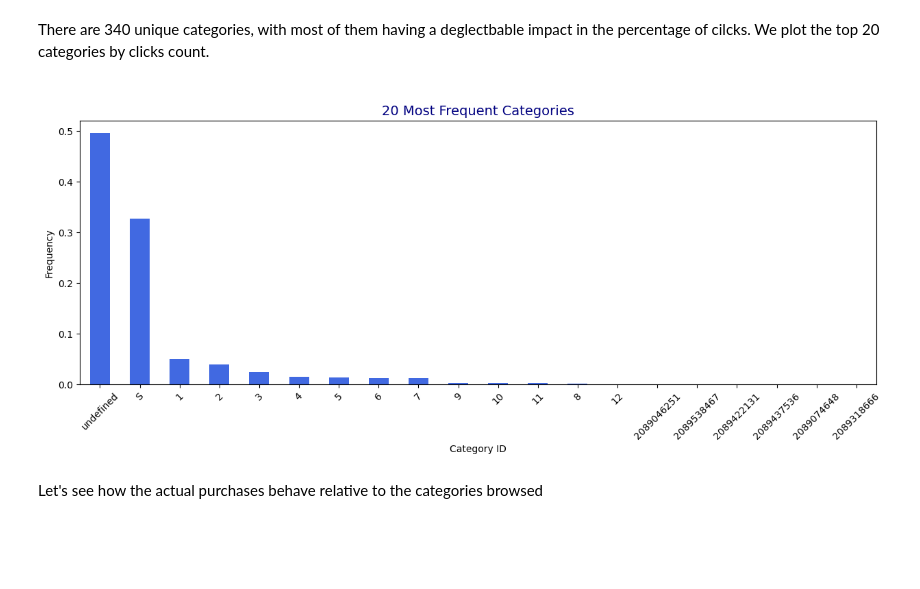
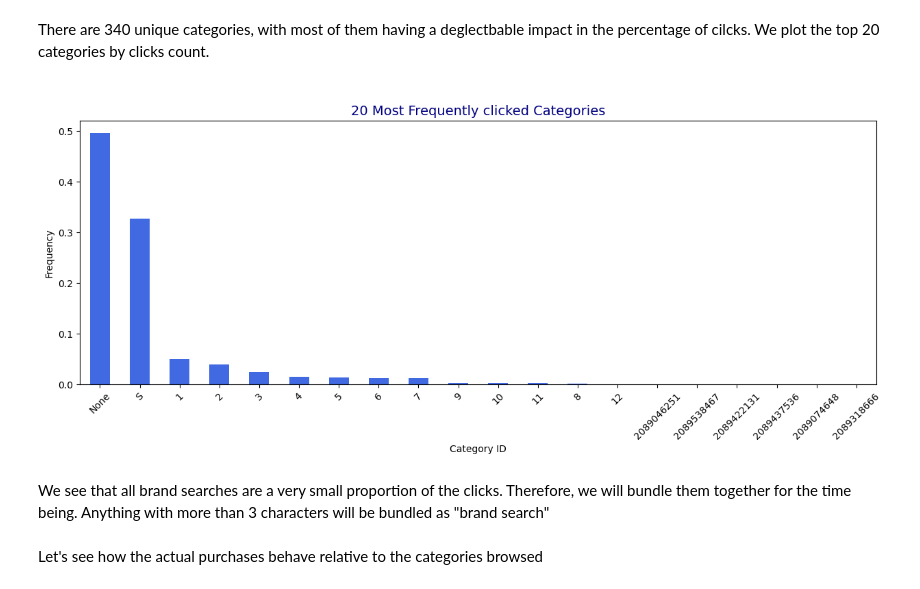
Before and after one commit to Bernardo-giff/imperial_digital_marketing, a Jupyter notebook: Prediction_algorithm.ipynb, the cells around one changed output. Saved outputs shown, nothing was run; the diff lists cells and outputs as text; code cells hidden in the pictures; blank space fills up the shorter version.

```diff
--- a/Prediction_algorithm.ipynb
+++ b/Prediction_algorithm.ipynb
@@ -50,10 +50,10 @@ buys_df['timestamp'] = pd.to_datetime(buys_df['timestamp'], format='%Y-%m-%dT%H:
 buys_df.sort_values(['session_id','timestamp'], inplace=True)
 
 # Clean up the 0 and string 0 values from clicks
-clicks_df.replace({'category': {0: 'undefined', '0': 'undefined'}}, inplace=True)
+clicks_df.replace({'category': {0: 'None', '0': 'None'}}, inplace=True)
 
 # Clean up the 0 and string 0 values from clicks
-buys_df.replace({'category': {0: 'undefined', '0': 'undefined'}}, inplace=True)
+buys_df.replace({'category': {0: 'None', '0': 'None'}}, inplace=True)
 # %% [markdown]
 **Data is quite clean**, won't spend too long now with processing and checking. Straight to exploration. The idea here is to try to understand the data stream. This will potentially be an important feature for our model (first one, which is a descrimination model). We will then create a stream dataframe, that combines the clicks and buys datasets. That way, we know which clicks in which items led to a purchase.
 # %%
@@ -73,22 +73,24 @@ There are 340 unique categories, with most of them having a deglectbable impact
 # %%
 # Import matplotlib
 import matplotlib.pyplot as plt
 
 # Most Frequent categories ids
 plt.figure(figsize=(15, 5))
 
 # Top 20 most frequent categories
 categories_frequency = stream_df['category'].value_counts().sort_values(ascending=False)[:20]
 categories_frequency = categories_frequency/stream_df.shape[0]
 categories_frequency.plot(kind='bar', color='royalblue')
 
 # Graph params
-plt.title('\n20 Most Frequent Categories', color='navy', size=14)
+plt.title('\n20 Most Frequently clicked Categories', color='navy', size=14)
 plt.xlabel('Category ID')
 plt.xticks(rotation=45)
 plt.ylabel('Frequency')
 plt.show()
 # %% [output]
-[figure, old version]
+[figure, new version]
+# %% [markdown]
+We see that all brand searches are a very small proportion of the clicks. Therefore, we will bundle them together for the time being. Anything with more than 3 characters will be bundled as "brand search"
 # %% [markdown]
 Let's see how the actual purchases behave relative to the categories browsed
```
Also changed, not shown: parts of 16 cells of this notebook.
